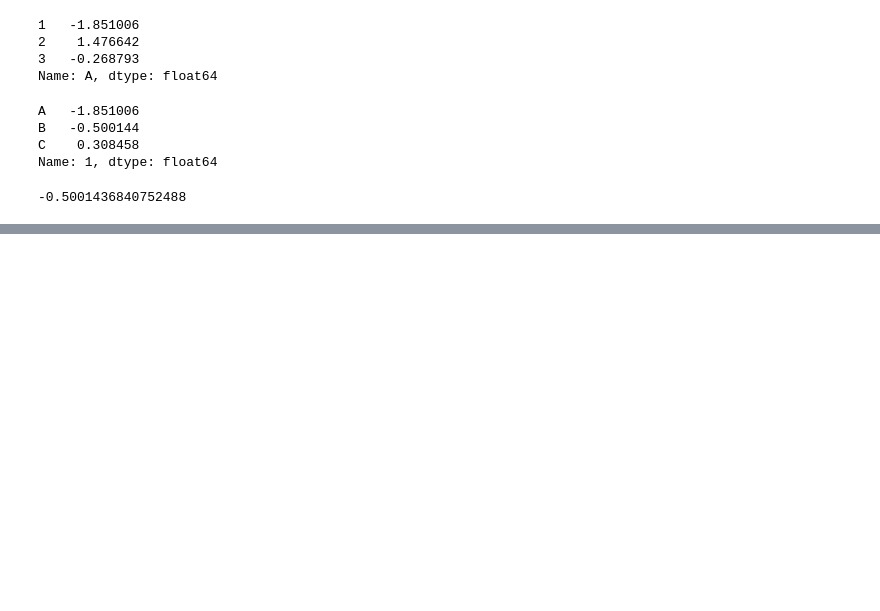
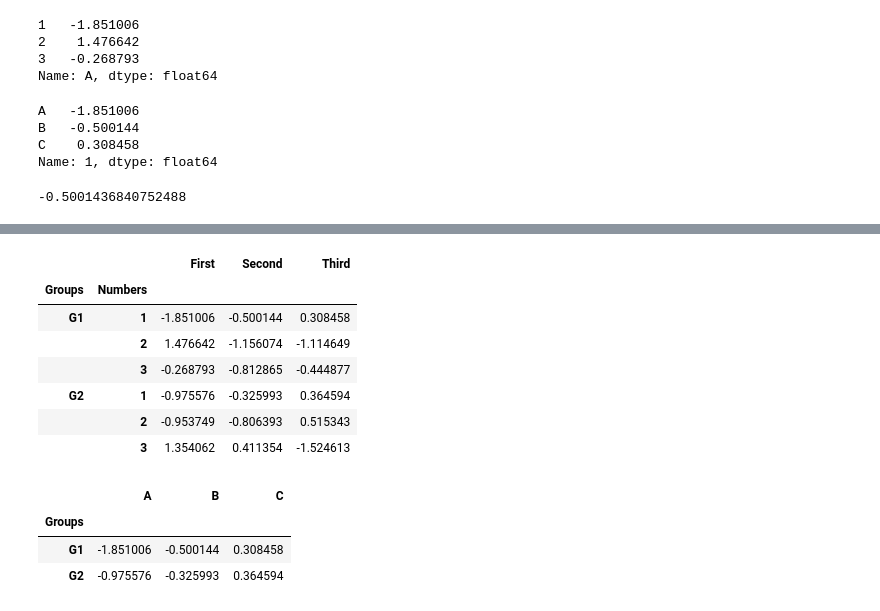
Before and after one commit to chartbuster/SIG-Data-Science, a Jupyter notebook: Week Two Notes.ipynb, the cells around one changed output, grey strips where cells are left out. Saved outputs shown, nothing was run; the diff lists cells and outputs as text; code cells hidden in the pictures; blank space fills up the shorter version.

```diff
--- a/Week Two Notes.ipynb
+++ b/Week Two Notes.ipynb
@@ -563,0 +592,20 @@ df.index.names =
+# %%
+df.drop('First',axis=1,inplace=True)
+# %%
+df.rename(index=str, columns={'A':'First', 'B': 'Second', 'C': 'Third'})
+# %% [output]
+|  |  | First | Second | Third |
+| Groups | Numbers |  |  |  |
+| G1 | 1 | -1.851006 | -0.500144 | 0.308458 |
+|  | 2 | 1.476642 | -1.156074 | -1.114649 |
+|  | 3 | -0.268793 | -0.812865 | -0.444877 |
+| G2 | 1 | -0.975576 | -0.325993 | 0.364594 |
+|  | 2 | -0.953749 | -0.806393 | 0.515343 |
+|  | 3 | 1.354062 | 0.411354 | -1.524613 |
+# %%
+df.xs(1, level='Numbers')
+# %% [output]
+|  | A | B | C |
+| Groups |  |  |  |
+| G1 | -1.851006 | -0.500144 | 0.308458 |
+| G2 | -0.975576 | -0.325993 | 0.364594 |
```
Also changed, not shown: parts of 6 cells of this notebook.
